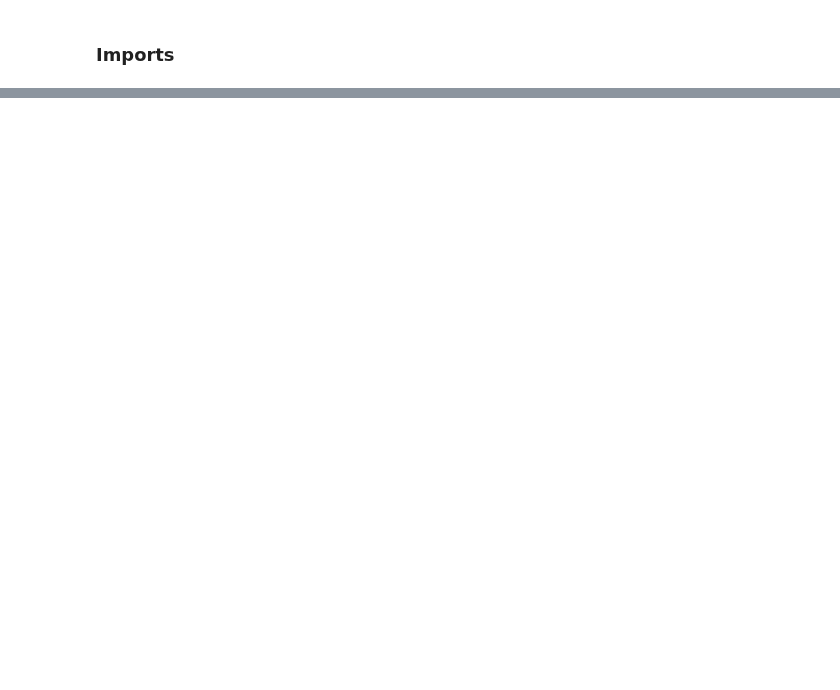
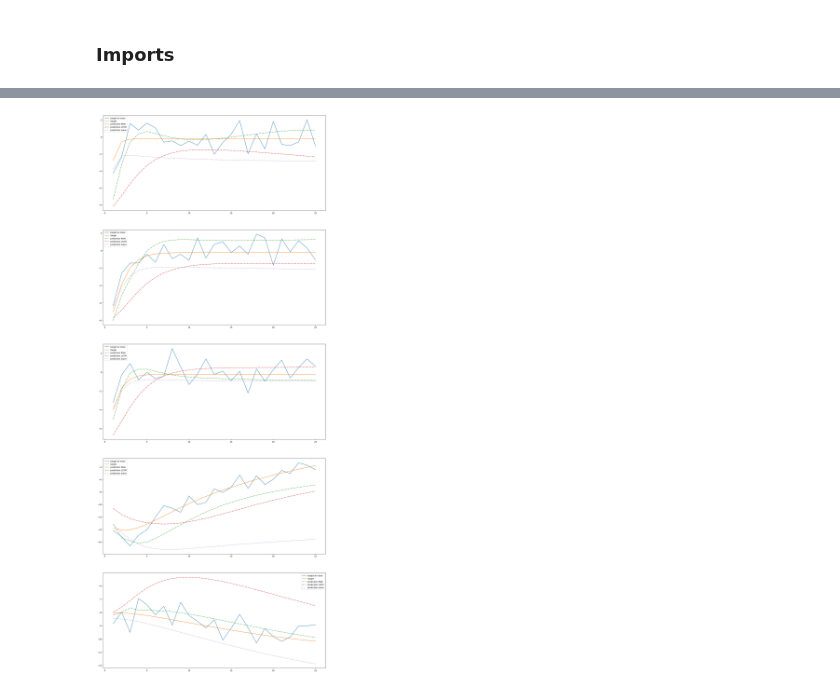
Before and after one commit to FrankwaP/subSISTM, a Jupyter notebook: models/ODE-RNN/Report.ipynb, the cells around one changed output, grey strips where cells are left out. Drawn from its saved outputs; the diff is of its cells as text; code cells hidden in the pictures; blank space fills up the shorter version.

```diff
--- a/models/ODE-RNN/Report.ipynb
+++ b/models/ODE-RNN/Report.ipynb
@@ -7,3 +9,4 @@ import pandas as pd
 # %%
 path_py = "../ODE-RNN/Résultats/"
 path_r = "../../data/synthetic_bph_1/Résultats R script/"
+path_simul = "../../data/synthetic_bph_1/Simulations/"
@@ -10 +15,9 @@ path_r = "../../data/synthetic_bph_1/Résultats R script/"
+# %%
+pred_py = pd.DataFrame(columns=['individus', 'temps'])
+for file in os.listdir(path_py):
+    if "Prédictions" in file:
+        df = pd.read_csv(path_py + file)
+        pred_py = pd.merge(pred_py, df, on=['individus', 'temps'], how='outer')
+pred_r = pd.read_csv(path_simul + 'simulation1.csv', sep=";", decimal=",")
+pred_r = pred_r.loc[:,['individus', 'temps', 'y_fixed', 'y_fixed_obs', 'y_mixed', 'y_mixed_obs', "pred_mixed", "pred_fixed", "pred_naif_mixed", "pred_naif_fixed"]]
 # %% [markdown]
@@ -39,0 +64,25 @@ res_r_mixed
+# %%
+n = 5
+ex = np.random.choice(pd.unique(pred_py['individus']), n)
+fig, axs = plt.subplots(n)
+fig.set_figwidth(20)
+fig.set_figheight(50)
+for k in range(n):
+    axs[k].plot(pred_r[(pred_r['temps']!=0) & (pred_r['individus']== ex[k])]['temps'],
+                pred_r[(pred_r['temps']!=0) & (pred_r['individus']== ex[k])]['y_fixed_obs'],
+                label= 'target w/ noise')
+    axs[k].plot(pred_r[(pred_r['temps']!=0) & (pred_r['individus']== ex[k])]['temps'],
+                pred_r[(pred_r['temps']!=0) & (pred_r['individus']== ex[k])]['y_fixed'],
+                label= 'target')
+    axs[k].plot(pred_py[(pred_py['temps']!=0) & (pred_py['individus']== ex[k])]['temps'],
+                pred_py[(pred_py['temps']!=0) & (pred_py['individus']==ex[k])]['y_pred_RNN_Fixed'],
+                label= 'prediction RNN', linestyle='dashdot')
+    axs[k].plot(pred_py[(pred_py['temps']!=0) & (pred_py['individus']== ex[k])]['temps'],
+                pred_py[(pred_py['temps']!=0) & (pred_py['individus']==ex[k])]['y_pred_LSTM_Fixed'],
+                label= 'prediction LSTM', linestyle='dashdot')
+    axs[k].plot(pred_r[(pred_r['temps']!=0) & (pred_r['individus']== ex[k])]['temps'],
+                pred_r[(pred_r['temps']!=0) & (pred_r['individus']== ex[k])]['pred_naif_fixed'],
+                label= 'prediction naïve', linestyle='dotted')
+    axs[k].legend()
+# %% [output]
+[figure, added]
```
Also changed, not shown: parts of 14 cells of this notebook, 1 other file.
